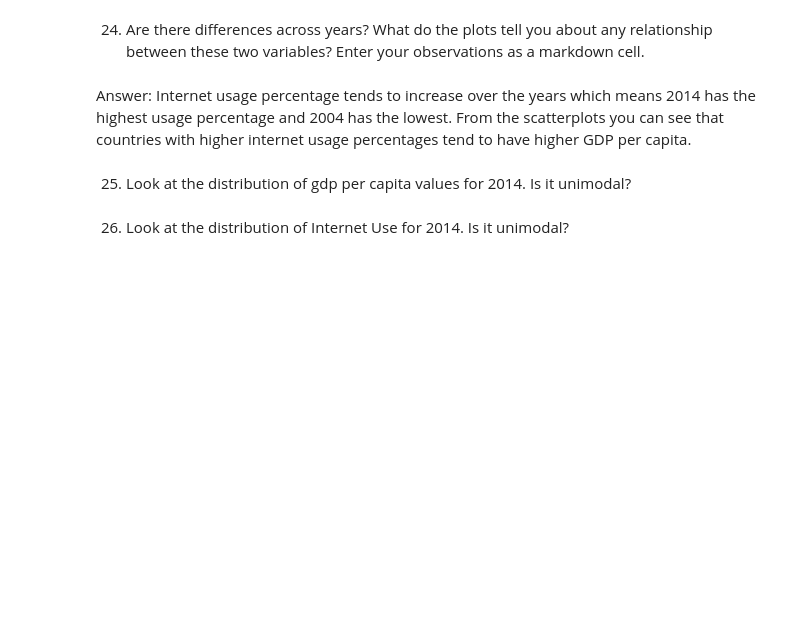
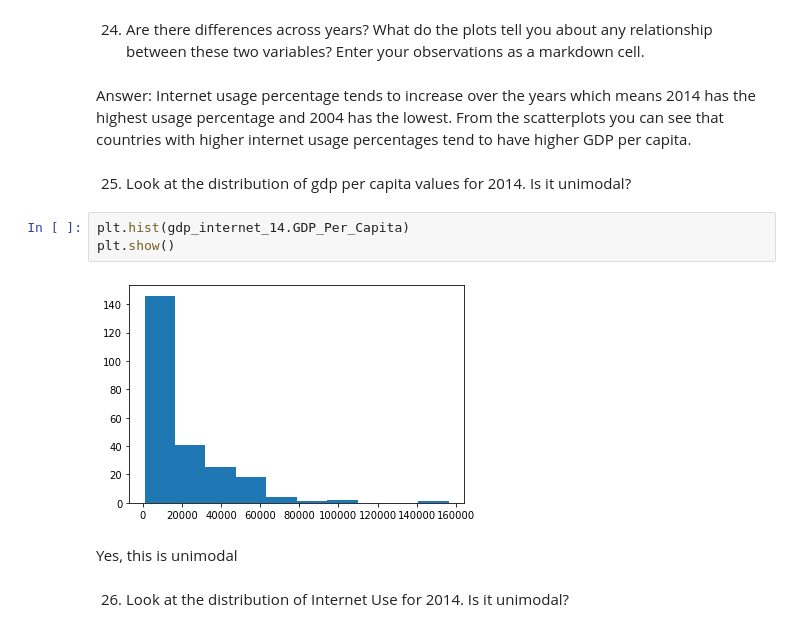
Before and after one commit to LJRollerII/GDP_and_Internet_Usage_Python, a Jupyter notebook: notebooks/UN_GDP_Internet.ipynb, the cells around one changed output. Drawn from its saved outputs; the diff is of its cells as text; blank space fills up the shorter version.

```diff
--- a/notebooks/UN_GDP_Internet.ipynb
+++ b/notebooks/UN_GDP_Internet.ipynb
@@ -444,8 +444,15 @@ plt.show()
 # %% [markdown]
 24. Are there differences across years? What do the plots tell you about any relationship between these two variables? Enter your observations as a markdown cell.
-# %% [markdown]
-Answer: Internet usage percentage tends to increase over the years which means 2014 has the highest usage percentage and 2004 has the lowest. From the scatterplots you can see that countries with higher internet usage percentages tend to have higher GDP per capita.
+# %% [markdown]
+Answer: Internet usage percentage tends to increase over the years which means 2014 has the highest usage percentage and 2004 has the lowest. From the scatterplots you can see that countries with higher internet usage percentages tend to have higher GDP per capita.
 # %% [markdown]
 25. Look at the distribution of gdp per capita values for 2014. Is it unimodal?
+# %%
+plt.hist(gdp_internet_14.GDP_Per_Capita)
+plt.show()
+# %% [output]
+[figure, added]
+# %% [markdown]
+Yes, this is unimodal
 # %% [markdown]
 26. Look at the distribution of Internet Use for 2014. Is it unimodal?
```
Also changed, not shown: parts of 40 cells of this notebook.
